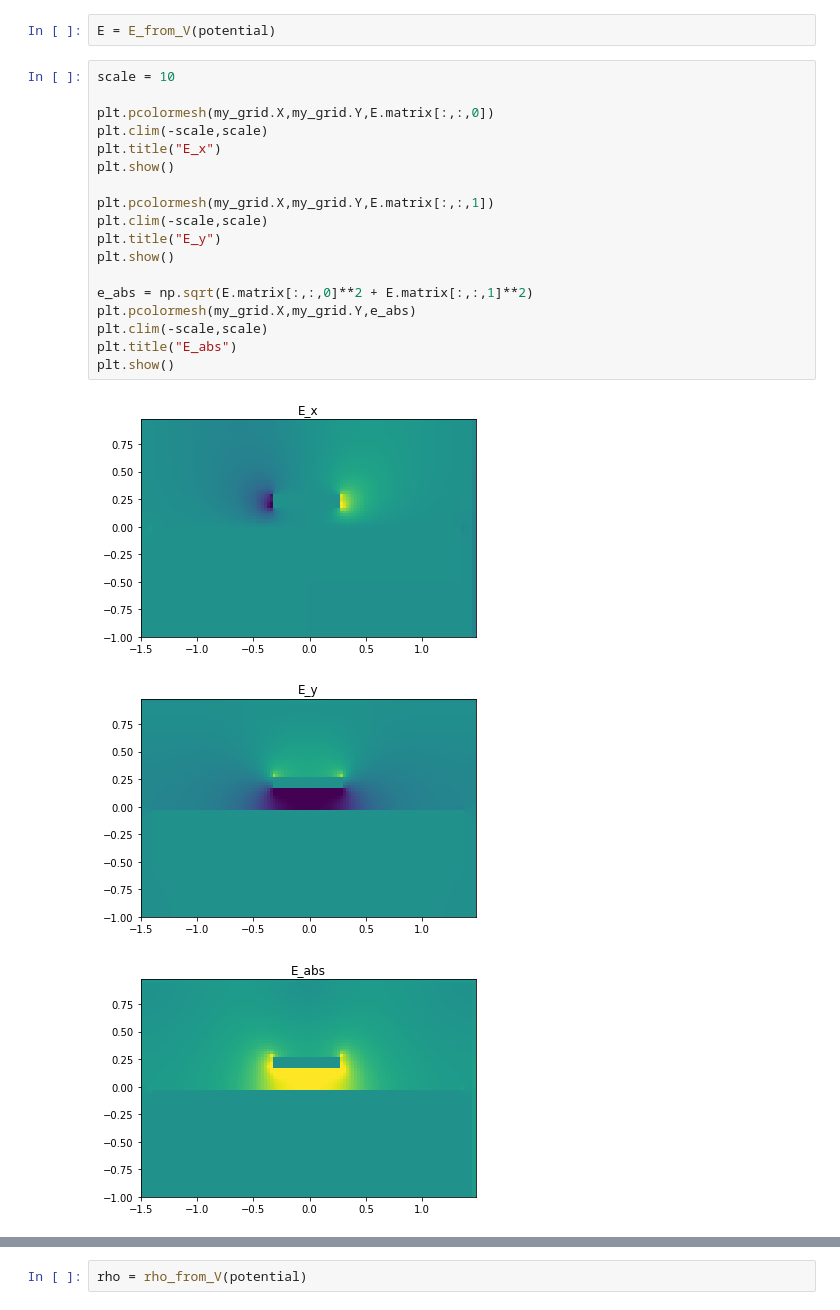
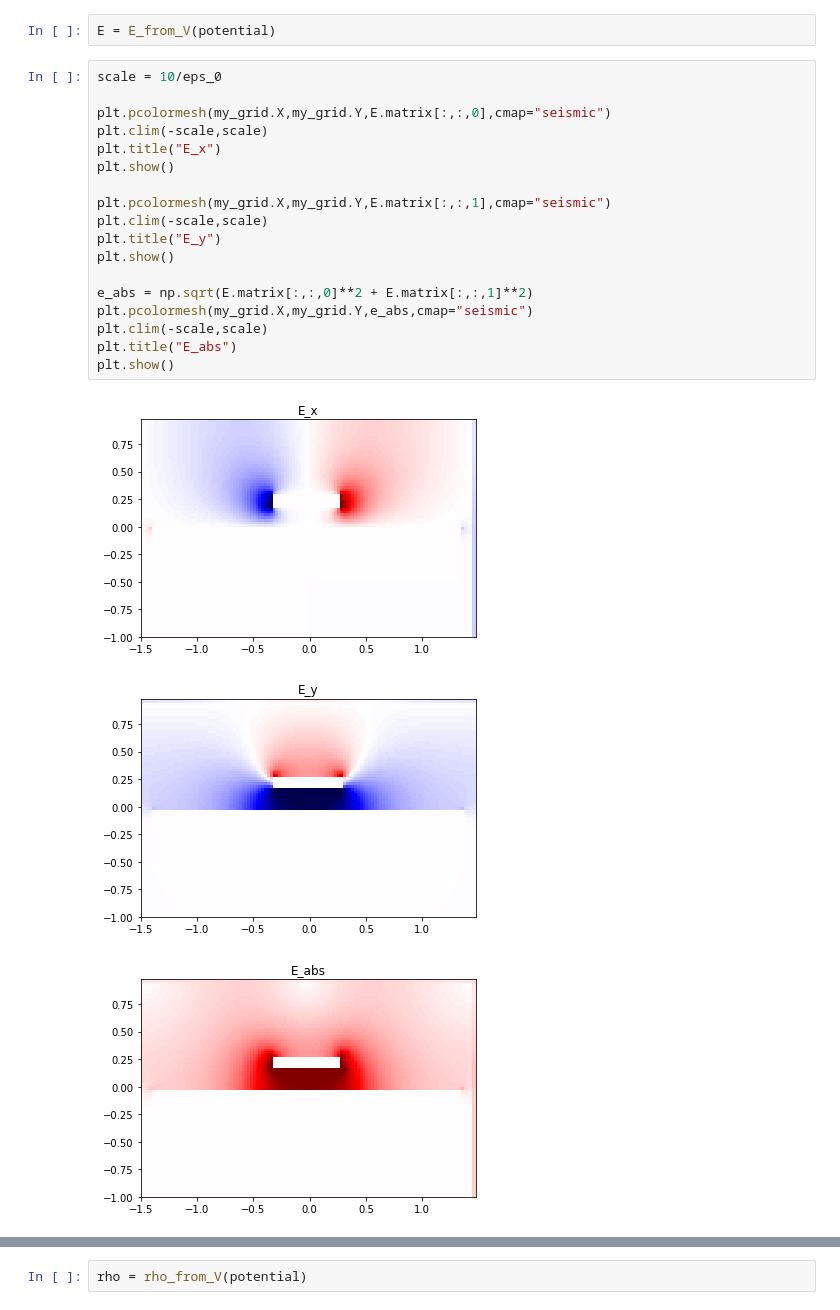
Before and after one commit to acidbourbon/lab_bench, a Jupyter notebook: workdir/jupyter/misc_mw/field_solver/laplace2D.ipynb, the cells around one changed output, grey strips where cells are left out. Cells and saved outputs as stored; diff of their text form.

```diff
--- a/workdir/jupyter/misc_mw/field_solver/laplace2D.ipynb
+++ b/workdir/jupyter/misc_mw/field_solver/laplace2D.ipynb
@@ -44,27 +44,27 @@ plt.show()
 # %%
 E = E_from_V(potential)
 # %%
-scale = 10
+scale = 10/eps_0
 
-plt.pcolormesh(my_grid.X,my_grid.Y,E.matrix[:,:,0])
+plt.pcolormesh(my_grid.X,my_grid.Y,E.matrix[:,:,0],cmap="seismic")
 plt.clim(-scale,scale)
 plt.title("E_x")
 plt.show()
 
-plt.pcolormesh(my_grid.X,my_grid.Y,E.matrix[:,:,1])
+plt.pcolormesh(my_grid.X,my_grid.Y,E.matrix[:,:,1],cmap="seismic")
 plt.clim(-scale,scale)
 plt.title("E_y")
 plt.show()
 
 e_abs = np.sqrt(E.matrix[:,:,0]**2 + E.matrix[:,:,1]**2)
-plt.pcolormesh(my_grid.X,my_grid.Y,e_abs)
+plt.pcolormesh(my_grid.X,my_grid.Y,e_abs,cmap="seismic")
 plt.clim(-scale,scale)
 plt.title("E_abs")
 plt.show()
 # %% [output]
-[figure, old version]
+[figure, new version]
-[figure, old version]
+[figure, new version]
-[figure, old version]
+[figure, new version]
 # %%
 big_figure()
 
```
Also changed, not shown: parts of 3 cells of this notebook, 2 other files.
